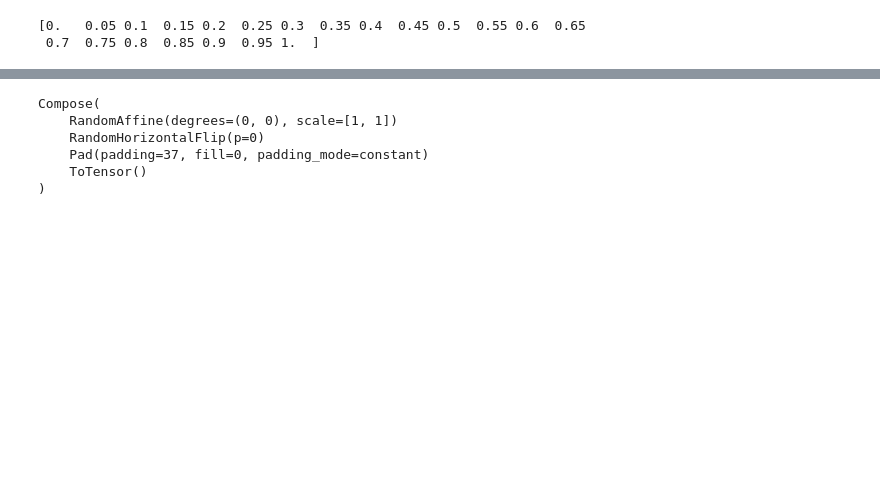
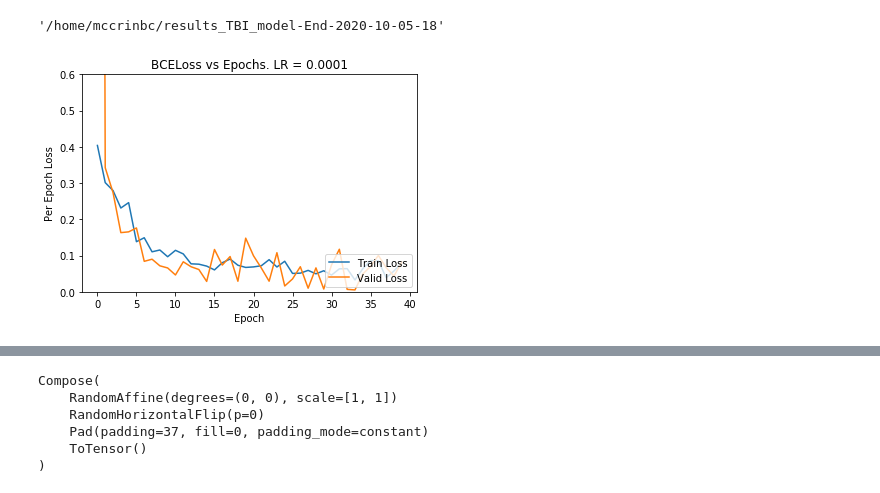
Before and after one commit to mccrinbc/TBI_Segmentation, a Jupyter notebook: smp_main.ipynb, the cells around one changed output, grey strips where cells are left out. Drawn from its saved outputs; the diff is of its cells as text; code cells hidden in the pictures; blank space fills up the shorter version.

```diff
--- a/smp_main.ipynb
+++ b/smp_main.ipynb
@@ -209,7 +229,7 @@ def train_validate(train_dataset, valid_dataset, lr):
     model.to(dev) #cast the model onto the device
     optimizer = optim.Adam(model.parameters(), lr = lr) #learning rate should change
 
-    loss_function = torch.nn.BCELoss() #this takes in a weighted input and incorporates a sigmoid transformation
+    loss_function = torch.nn.BCELoss() #this takes in a weighted input
     #loss_function = smp.utils.losses.DiceLoss()
     #loss_function = DiceLoss()
     #metrics = [smp.utils.metrics.IoU(threshold=0.5)]
@@ -245,9 +265,10 @@ def train_validate(train_dataset, valid_dataset, lr):
                 predictions = torch.sigmoid(predictions) #using this so that the output is bounded [0,1]
                 single_class = torch.sigmoid(single_class)
 
-                weights = Weights(labels) #generate the weights for each slice in the batch
+                weights = Weights(labels,dev) #generate the weights for each slice in the batch
                 loss_function.pos_weight = weights
 
+                #Implementing BCE Loss
                 loss = loss_function(predictions, labels) #loss changes here.
 
                 if phase == "train":
@@ -377,12 +400,19 @@ def testModel(test_dataset, modelPath, threshold): #model = the model class = sm
 brains, labels, predictions, single_class, loss_train, loss_valid, epochLoss_train, epochLoss_valid, model_state = train_validate(train_dataset, valid_dataset,lr)
 
 date = datetime.now()
-pkl_name = "results_TBI_model-End-" + str(date.date()) + '-' + str(date.hour) + '.pkl'
+base = "results_TBI_model-End-" + str(date.date()) + '-' + str(date.hour)
+folder_path = r'/home/mccrinbc/' + base
+pkl_name = base + '.pkl'
 
-torch.save(model_state, os.path.join(os.getcwd(), "Registered_Brains_FA/models_saved", "TBI_model-End-" + str(date.date()) + '-' + str(date.hour) +".pt"))
+pkl_location = os.path.join(folder_path, pkl_name)
+
+if not os.path.exists(folder_path):
+    os.makedirs(folder_path)
+
+torch.save(model_state, os.path.join(folder_path, base +".pt"))
 
 # Saving the objects:
-with open(pkl_name, 'wb') as f:  # Python 3: open(..., 'wb')
+with open(pkl_location, 'wb') as f:  # Python 3: open(..., 'wb')
     pickle.dump([brains, labels, predictions, single_class, loss_train, loss_valid, epochLoss_train, epochLoss_valid, test_dataset], f)
 # %% [output]
 0 train 0 12
@@ -593,8 +623,21 @@ Phase: val. Epoch: 5. Loss: 0.16403742134571075
-# %%
-print(np.arange(0,1.05,0.05))
-# %% [output]
-[0.   0.05 0.1  0.15 0.2  0.25 0.3  0.35 0.4  0.45 0.5  0.55 0.6  0.65
- 0.7  0.75 0.8  0.85 0.9  0.95 1.  ]
+# %%
+folder_path
+# %% [output]
+'/home/mccrinbc/results_TBI_model-End-2020-10-05-18'
+# %%
+#Look at the train / validation loss
+plt.figure()
+plt.plot(np.arange(0, EPOCHS, 1), epochLoss_train)
+plt.plot(np.arange(0, EPOCHS, 1), epochLoss_valid)
+plt.ylabel('Per Epoch Loss')
+plt.xlabel('Epoch')
+plt.title('BCELoss vs Epochs. LR = ' + str(lr))
+plt.legend(['Train Loss', 'Valid Loss'], loc = "lower right")
+plt.ylim([0,0.6])
+
+plt.savefig(os.path.join(folder_path, 'Train-Val_Loss.png'))
+# %% [output]
+[figure, added]
 # %%
 #Only run this when the model has gone through training.
 
```
Also changed, not shown: parts of 48 cells of this notebook.
